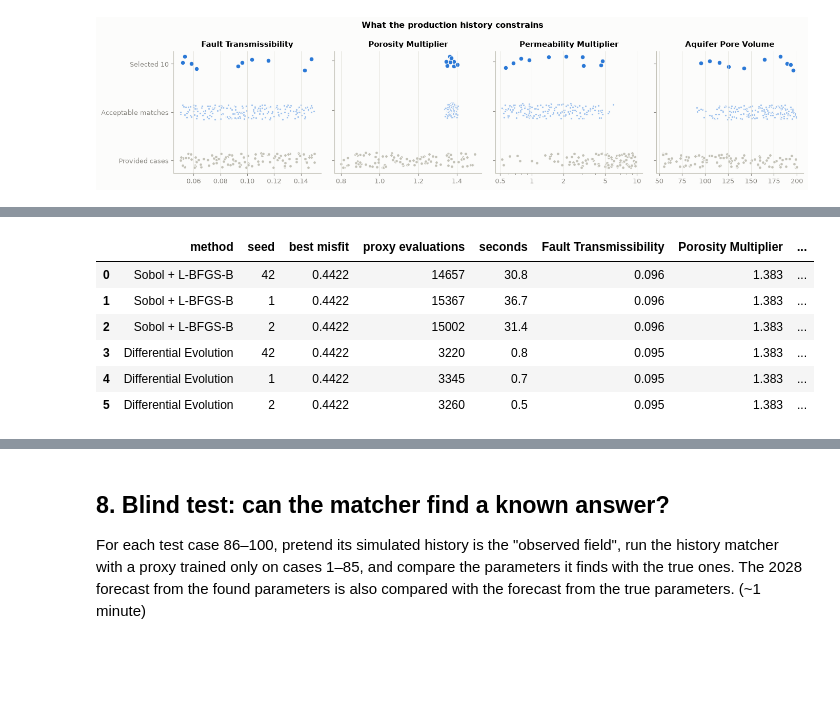
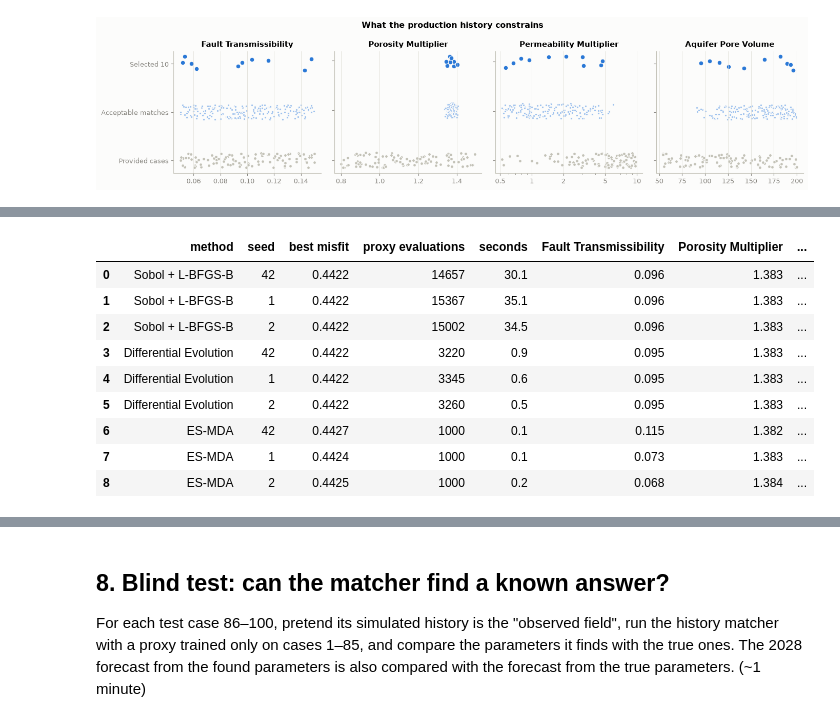
Before and after one commit to siongfeng04/ExxonMobil-DWC26, a Jupyter notebook: notebook/02_History_Matching_Forecast.ipynb, the cells around one changed output, grey strips where cells are left out. Saved outputs shown, nothing was run; the diff lists cells and outputs as text; code cells hidden in the pictures; blank space fills up the shorter version.

```diff
--- a/notebook/02_History_Matching_Forecast.ipynb
+++ b/notebook/02_History_Matching_Forecast.ipynb
@@ -344,42 +397,52 @@ spread-out cases). Each runs with 3 random seeds. Every parameter set an optimiz
 the comparison covers both **quality** (best misfit) and **cost** (proxy evaluations, time). (~2 minutes)
 # %%
 class CountedMisfit:
-    """Wraps a Misfit and records every parameter set the optimizer asks the proxy about, in order."""
+    """Wraps a Misfit and records every parameter set the method asks the proxy about, in order."""
 
     def __init__(self, misfit):
         self.misfit, self.raw, self.f = misfit, [], []
 
     def __call__(self, raw):
         f = self.misfit(raw)
         self.raw.append(np.atleast_2d(raw))
         self.f.append(f)
         return f
 
+    def residuals(self, raw):  # ES-MDA asks for the residual curves instead of the misfit
+        r = self.misfit.residuals(raw)
+        self.raw.append(np.atleast_2d(raw))
+        self.f.append(np.mean(r ** 2, axis=1))
+        return r
+
     def points(self):
         return np.vstack(self.raw), np.concatenate(self.f)
 
 
-METHODS = {'Sobol + L-BFGS-B': history_match, 'Differential Evolution': history_match_de}
+METHODS = {'Sobol + L-BFGS-B': history_match, 'Differential Evolution': history_match_de,
+           'ES-MDA': history_match_esmda}
 SEEDS = [SEED, 1, 2]
 runs = []
 for method, search in METHODS.items():
     for seed in SEEDS:
         counted = CountedMisfit(misfit)
         t0 = time.perf_counter()
         sel, acc = search(counted, box, seed=seed)
         runs.append({'method': method, 'seed': seed, 'seconds': time.perf_counter() - t0, 'counted': counted,
                      'selected': sel, 'accepted': acc})
 
 opt_table = pd.DataFrame([{'method': r['method'], 'seed': r['seed'], 'best misfit': r['selected']['misfit'].iloc[0],
                            'proxy evaluations': len(r['counted'].points()[1]), 'seconds': r['seconds'],
                            **r['selected'][PARAM_COLS].iloc[0].to_dict()} for r in runs])
 display(opt_table.round({'best misfit': 4, 'seconds': 1, **{p: 3 for p in PARAM_COLS}}))
 # %% [output]
 |  | method | seed | best misfit | proxy evaluations | seconds | Fault Transmissibility | Porosity Multiplier | ... |
-| 0 | Sobol + L-BFGS-B | 42 | 0.4422 | 14657 | 30.8 | 0.096 | 1.383 | ... |
-| 1 | Sobol + L-BFGS-B | 1 | 0.4422 | 15367 | 36.7 | 0.096 | 1.383 | ... |
-| 2 | Sobol + L-BFGS-B | 2 | 0.4422 | 15002 | 31.4 | 0.096 | 1.383 | ... |
-| 3 | Differential Evolution | 42 | 0.4422 | 3220 | 0.8 | 0.095 | 1.383 | ... |
-| 4 | Differential Evolution | 1 | 0.4422 | 3345 | 0.7 | 0.095 | 1.383 | ... |
+| 0 | Sobol + L-BFGS-B | 42 | 0.4422 | 14657 | 30.1 | 0.096 | 1.383 | ... |
+| 1 | Sobol + L-BFGS-B | 1 | 0.4422 | 15367 | 35.1 | 0.096 | 1.383 | ... |
+| 2 | Sobol + L-BFGS-B | 2 | 0.4422 | 15002 | 34.5 | 0.096 | 1.383 | ... |
+| 3 | Differential Evolution | 42 | 0.4422 | 3220 | 0.9 | 0.095 | 1.383 | ... |
+| 4 | Differential Evolution | 1 | 0.4422 | 3345 | 0.6 | 0.095 | 1.383 | ... |
 | 5 | Differential Evolution | 2 | 0.4422 | 3260 | 0.5 | 0.095 | 1.383 | ... |
+| 6 | ES-MDA | 42 | 0.4427 | 1000 | 0.1 | 0.115 | 1.382 | ... |
+| 7 | ES-MDA | 1 | 0.4424 | 1000 | 0.1 | 0.073 | 1.383 | ... |
+| 8 | ES-MDA | 2 | 0.4425 | 1000 | 0.2 | 0.068 | 1.384 | ... |
 # %%
```
Also changed, not shown: parts of 20 cells of this notebook, 5 other files.
